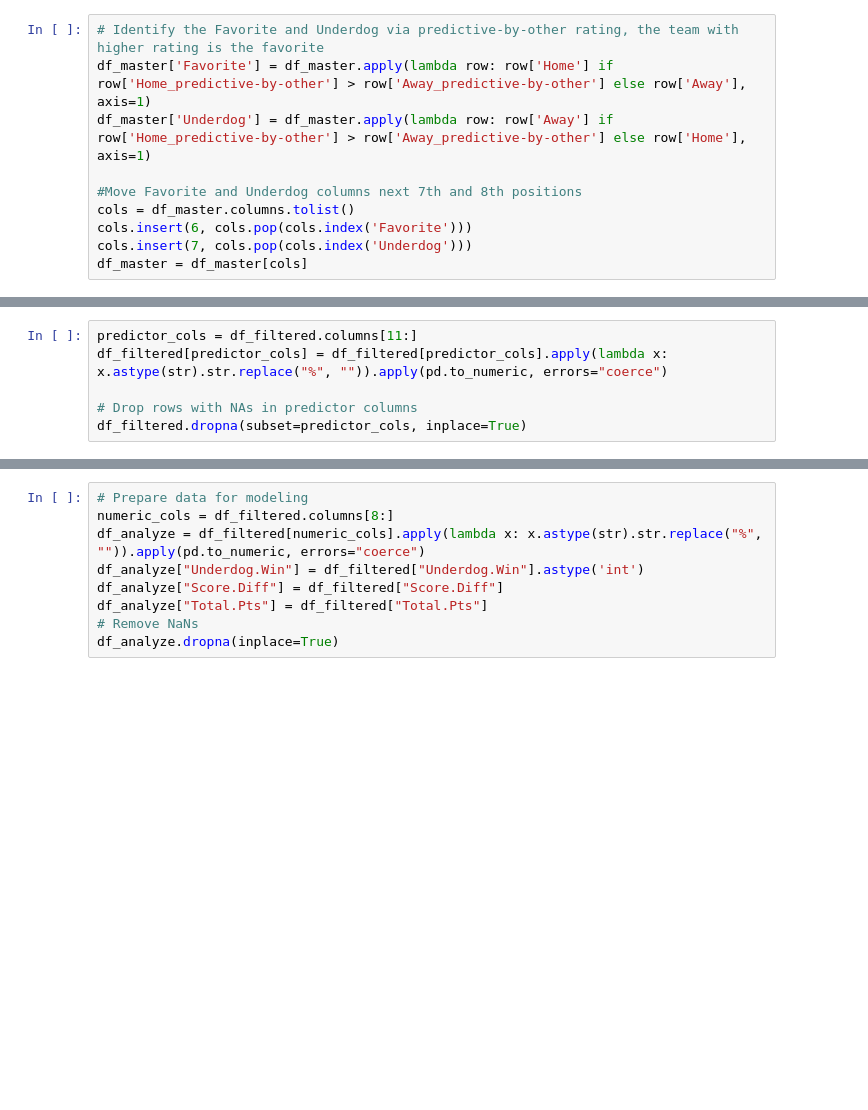
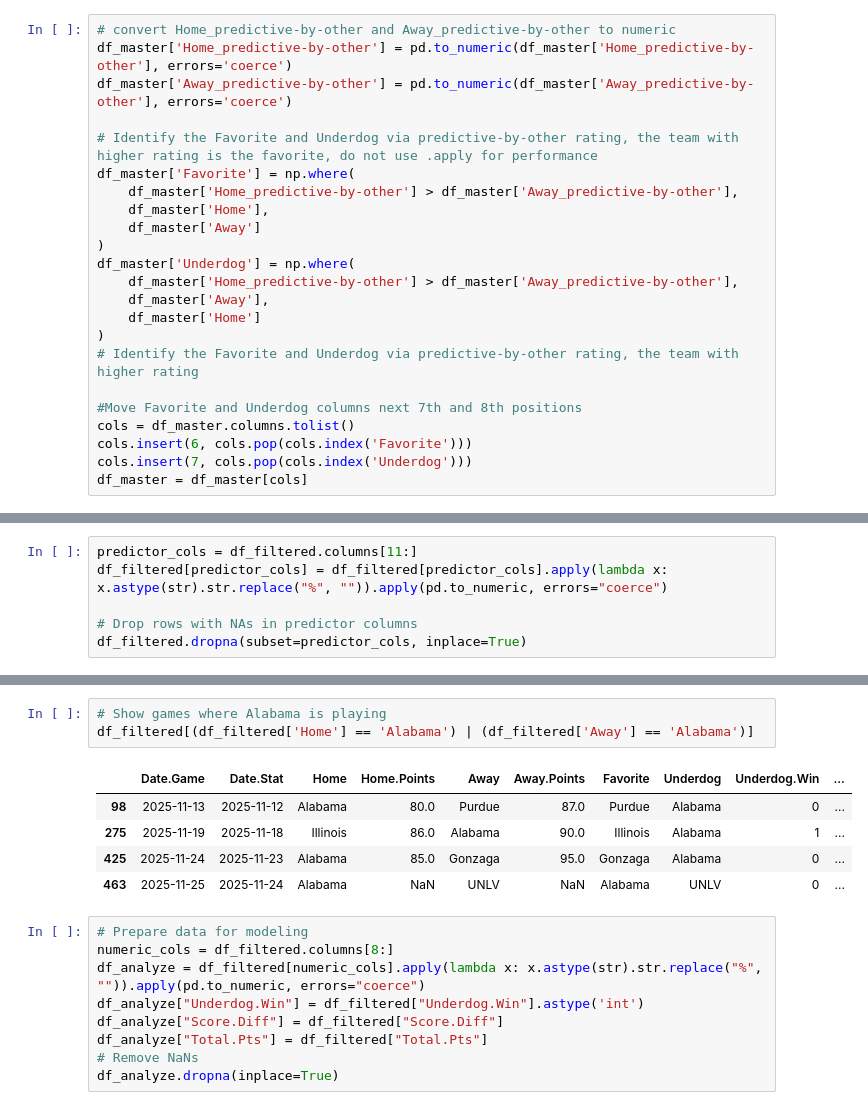
Before and after one commit to mmacias14/NCAABB_2025_2026, a Jupyter notebook: model_training_Spread+MoneyLine_model_NN.ipynb, the cells around one changed output, grey strips where cells are left out. Drawn from its saved outputs; the diff is of its cells as text; blank space fills up the shorter version.

```diff
--- a/model_training_Spread+MoneyLine_model_NN.ipynb
+++ b/model_training_Spread+MoneyLine_model_NN.ipynb
@@ -284,7 +389,20 @@ df_master['Home_Injury.Count'].value_counts(), df_master['Away_Injury.Count'].va
 # %%
-# Identify the Favorite and Underdog via predictive-by-other rating, the team with higher rating is the favorite
-df_master['Favorite'] = df_master.apply(lambda row: row['Home'] if row['Home_predictive-by-other'] > row['Away_predictive-by-other'] else row['Away'], axis=1)
-df_master['Underdog'] = df_master.apply(lambda row: row['Away'] if row['Home_predictive-by-other'] > row['Away_predictive-by-other'] else row['Home'], axis=1)
+# convert Home_predictive-by-other and Away_predictive-by-other to numeric
+df_master['Home_predictive-by-other'] = pd.to_numeric(df_master['Home_predictive-by-other'], errors='coerce')
+df_master['Away_predictive-by-other'] = pd.to_numeric(df_master['Away_predictive-by-other'], errors='coerce')
+
+# Identify the Favorite and Underdog via predictive-by-other rating, the team with higher rating is the favorite, do not use .apply for performance
+df_master['Favorite'] = np.where(
+    df_master['Home_predictive-by-other'] > df_master['Away_predictive-by-other'],
+    df_master['Home'],
+    df_master['Away']
+)
+df_master['Underdog'] = np.where(
+    df_master['Home_predictive-by-other'] > df_master['Away_predictive-by-other'],
+    df_master['Away'],
+    df_master['Home']
+)
+# Identify the Favorite and Underdog via predictive-by-other rating, the team with higher rating
 
 #Move Favorite and Underdog columns next 7th and 8th positions
 cols = df_master.columns.tolist()
@@ -379,3 +518,12 @@ df_filtered.head()
+# %%
+# Show games where Alabama is playing
+df_filtered[(df_filtered['Home'] == 'Alabama') | (df_filtered['Away'] == 'Alabama')]
+# %% [output]
+|  | Date.Game | Date.Stat | Home | Home.Points | Away | Away.Points | Favorite | Underdog | Underdog.Win | ... |
+| 98 | 2025-11-13 | 2025-11-12 | Alabama | 80.0 | Purdue | 87.0 | Purdue | Alabama | 0 | ... |
+| 275 | 2025-11-19 | 2025-11-18 | Illinois | 86.0 | Alabama | 90.0 | Illinois | Alabama | 1 | ... |
+| 425 | 2025-11-24 | 2025-11-23 | Alabama | 85.0 | Gonzaga | 95.0 | Gonzaga | Alabama | 0 | ... |
+| 463 | 2025-11-25 | 2025-11-24 | Alabama | NaN | UNLV | NaN | Alabama | UNLV | 0 | ... |
 # %%
 # Prepare data for modeling
 numeric_cols = df_filtered.columns[8:]
```
Also changed, not shown: parts of 47 cells of this notebook.
